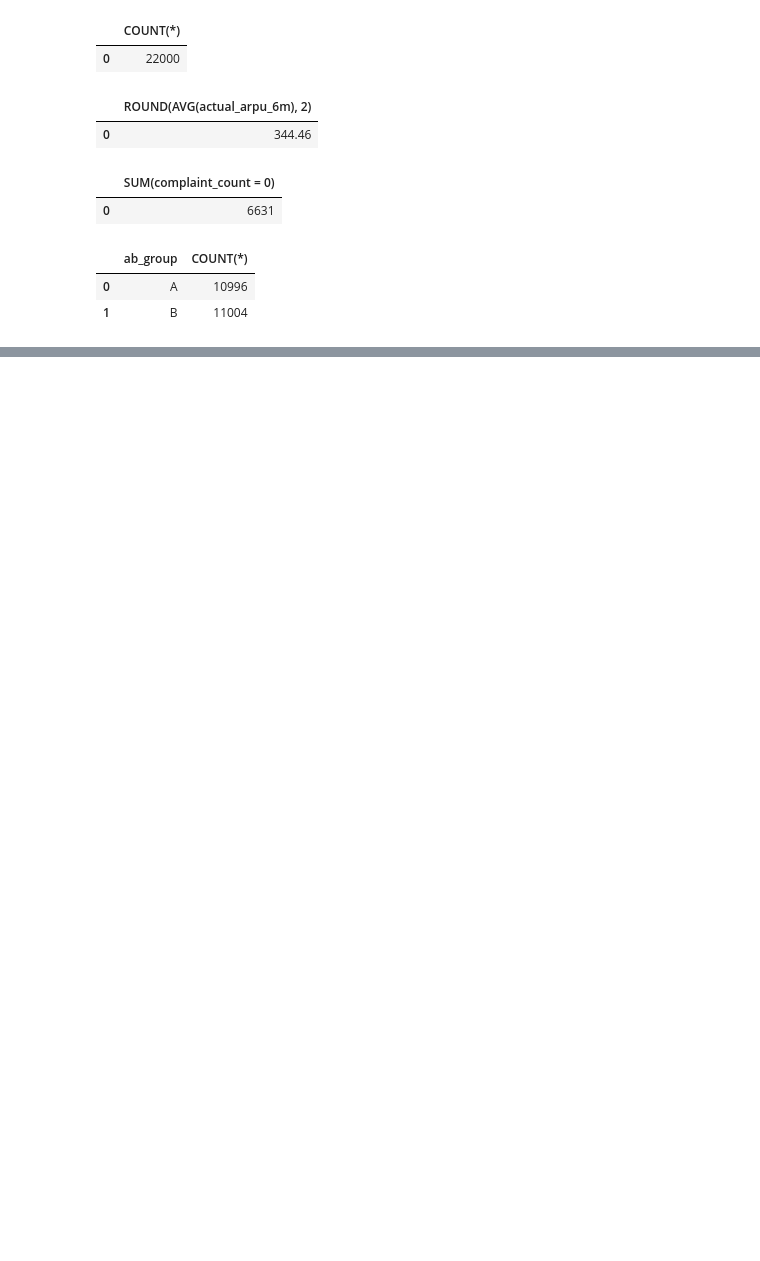
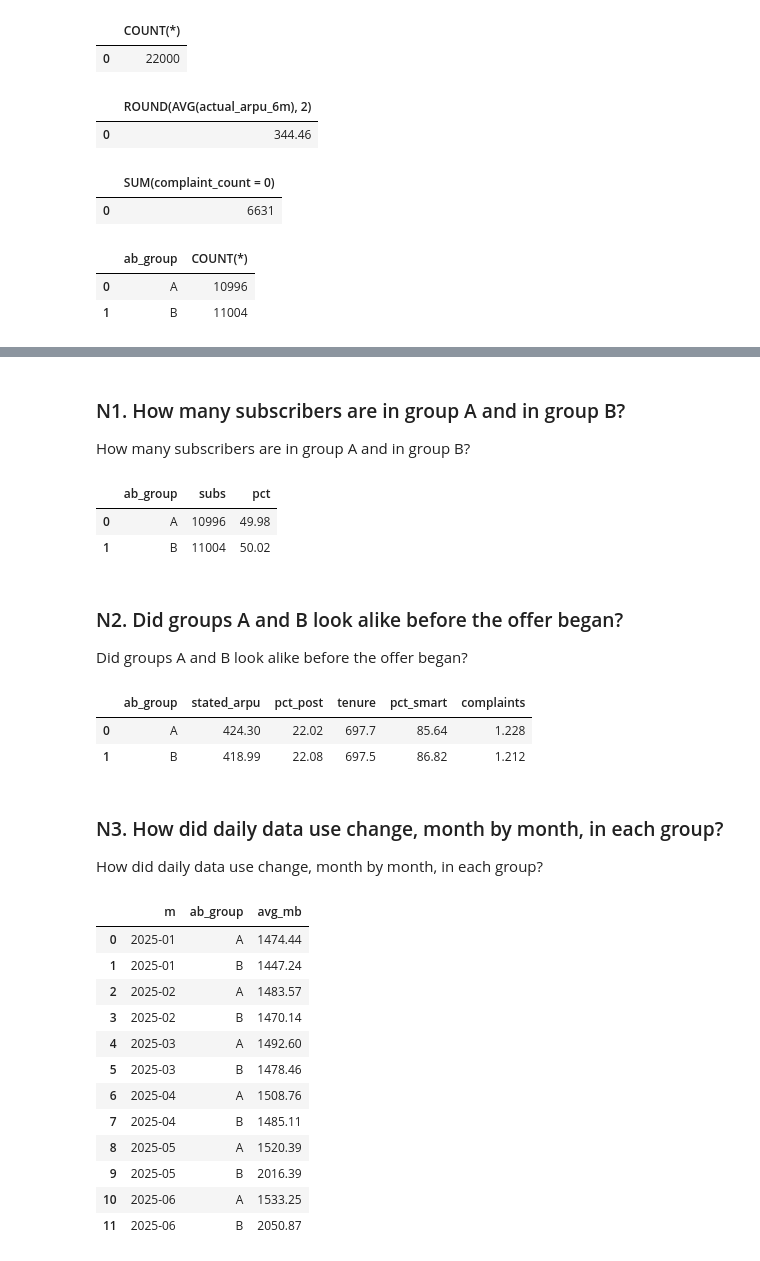
Before and after one commit to amsinanam-byte/aritel-telecom-analytics, a Jupyter notebook: notebook/05_analysis.ipynb, the cells around one changed output, grey strips where cells are left out. Cells and saved outputs as stored; diff of their text form; code cells hidden in the pictures; blank space fills up the shorter version.

```diff
--- a/notebook/05_analysis.ipynb
+++ b/notebook/05_analysis.ipynb
@@ -42,0 +2523,65 @@ GROUP BY ab_group;
+# %% [markdown]
+### N1. How many subscribers are in group A and in group B?
+
+How many subscribers are in group A and in group B?
+# %%
+q("""
+SELECT ab_group,
+       COUNT(*) AS subs,
+       ROUND(100.0 * COUNT(*) /
+             (SELECT COUNT(*) FROM customer_features), 2) AS pct
+FROM customer_features
+GROUP BY ab_group;
+""")
+# %% [output]
+|  | ab_group | subs | pct |
+| 0 | A | 10996 | 49.98 |
+| 1 | B | 11004 | 50.02 |
+# %% [markdown]
+### N2. Did groups A and B look alike before the offer began?
+
+Did groups A and B look alike before the offer began?
+# %%
+q("""
+SELECT ab_group,
+       ROUND(AVG(stated_arpu), 2) AS stated_arpu,
+       ROUND(100.0 * AVG(connection_type = 'Postpaid'), 2) AS pct_post,
+       ROUND(AVG(tenure_days), 1) AS tenure,
+       ROUND(100.0 * AVG(device_type = 'Smartphone'), 2) AS pct_smart,
+       ROUND(AVG(complaint_count), 3) AS complaints
+FROM customer_features
+GROUP BY ab_group;
+""")
+# %% [output]
+|  | ab_group | stated_arpu | pct_post | tenure | pct_smart | complaints |
+| 0 | A | 424.30 | 22.02 | 697.7 | 85.64 | 1.228 |
+| 1 | B | 418.99 | 22.08 | 697.5 | 86.82 | 1.212 |
+# %% [markdown]
+### N3. How did daily data use change, month by month, in each group?
+
+How did daily data use change, month by month, in each group?
+# %%
+q("""
+SELECT strftime('%Y-%m', u.usage_date) AS m,
+       c.ab_group,
+       ROUND(AVG(u.data_mb), 2) AS avg_mb
+FROM usage_daily u
+JOIN customer_features c
+  ON c.customer_id = u.customer_id
+GROUP BY m, c.ab_group
+ORDER BY m, c.ab_group;
+""")
+# %% [output]
+|  | m | ab_group | avg_mb |
+| 0 | 2025-01 | A | 1474.44 |
+| 1 | 2025-01 | B | 1447.24 |
+| 2 | 2025-02 | A | 1483.57 |
+| 3 | 2025-02 | B | 1470.14 |
+| 4 | 2025-03 | A | 1492.60 |
+| 5 | 2025-03 | B | 1478.46 |
+| 6 | 2025-04 | A | 1508.76 |
+| 7 | 2025-04 | B | 1485.11 |
+| 8 | 2025-05 | A | 1520.39 |
+| 9 | 2025-05 | B | 2016.39 |
+| 10 | 2025-06 | A | 1533.25 |
+| 11 | 2025-06 | B | 2050.87 |
```
Also changed, not shown: parts of 257 cells of this notebook, 1 other file.
